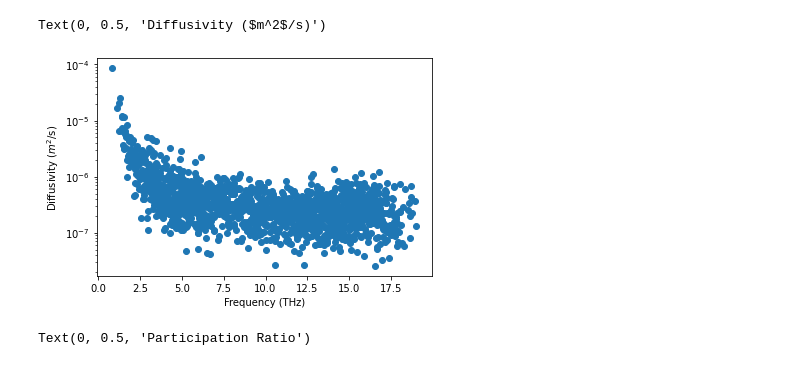
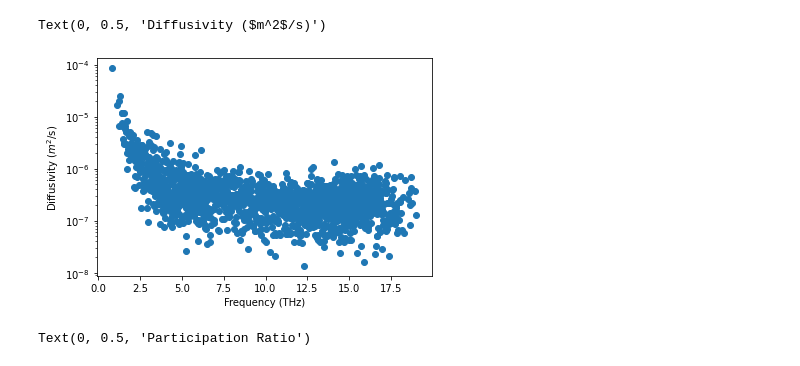
Before and after one commit to xinqian-mit/API_Phonons, a Jupyter notebook: Example_Scripts/SW_aSi_AFModel/AF_aSi.ipynb, the cells around one changed output. Drawn from its saved outputs; the diff is of its cells as text; code cells hidden in the pictures.

```diff
--- a/Example_Scripts/SW_aSi_AFModel/AF_aSi.ipynb
+++ b/Example_Scripts/SW_aSi_AFModel/AF_aSi.ipynb
@@ -27,20 +27,20 @@ phonon.run_mesh(mesh, is_gamma_center=True,
 qpoints, weights, frequencies, eigvecs = phonon.get_mesh()
 eigvecs = eigvecs[0] # at Gamma Point
 freqs = frequencies[0]
-Broadening = broad_factor*np.mean(np.diff(freqs))
+Broadening = broad_factor*np.mean(np.diff(freqs*2*np.pi))
 
 Cmodes = api_ph.mode_cv(T,freqs)
 
 Vol = phonon.get_supercell().get_volume()*1e-30
 # %%
-vx_modepairs,vy_modepairs,vz_modepairs = AF.get_velmat_modepairs_q(phonon,Gamma)
-Diffusivities = AF.calc_Diff(freqs,vx_modepairs,vy_modepairs,vz_modepairs,LineWidth=Broadening)
+gvm = AF.get_velmat_modepairs_q(phonon,Gamma)
+Diffusivities = AF.calc_Diff(freqs,gvm,LineWidth=Broadening)
 plt.semilogy(freqs[3:],Diffusivities[3:],'o')
 plt.xlabel('Frequency (THz)')
 plt.ylabel('Diffusivity ($m^2$/s)')
 # %% [output]
 Text(0, 0.5, 'Diffusivity ($m^2$/s)')
-[figure, old version]
+[figure, new version]
 # %%
 freqs,PartRatio = calc_PartRatio_mesh(phonon)
 plt.plot(freqs[0],PartRatio[0],'o')
```
Also changed, not shown: parts of 1 cell of this notebook, 3 other files.
